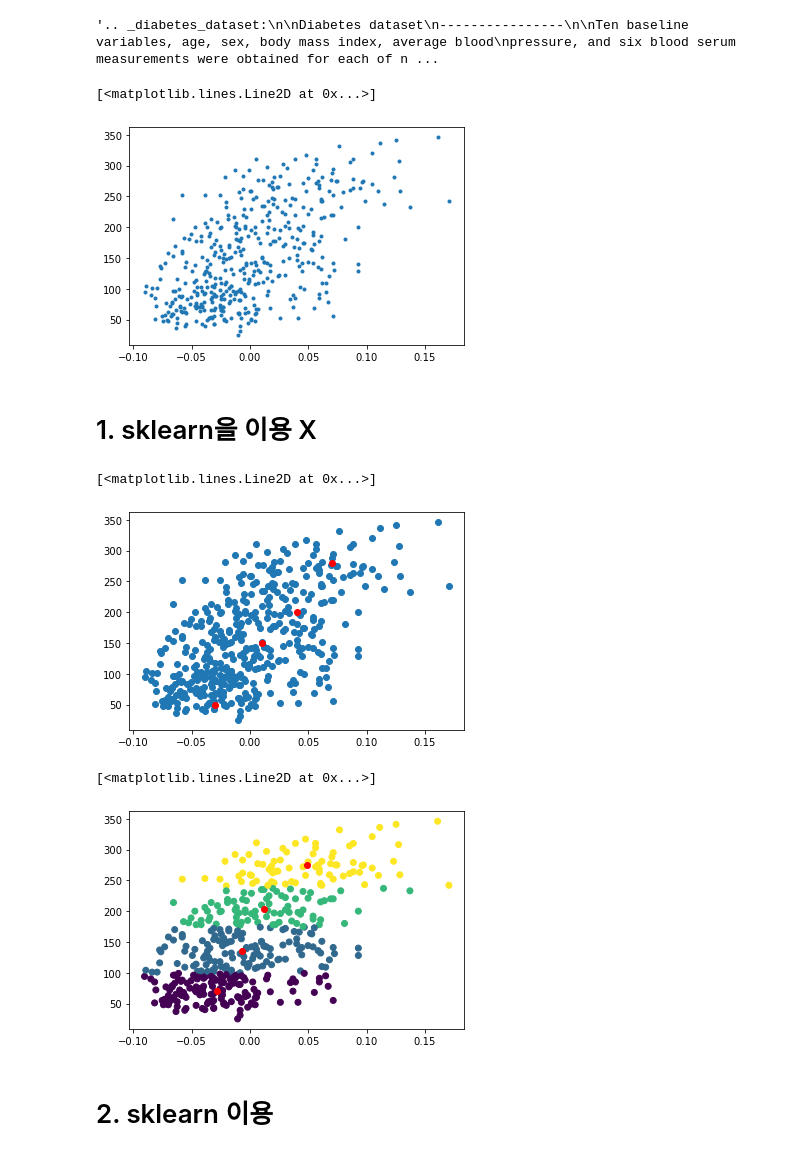
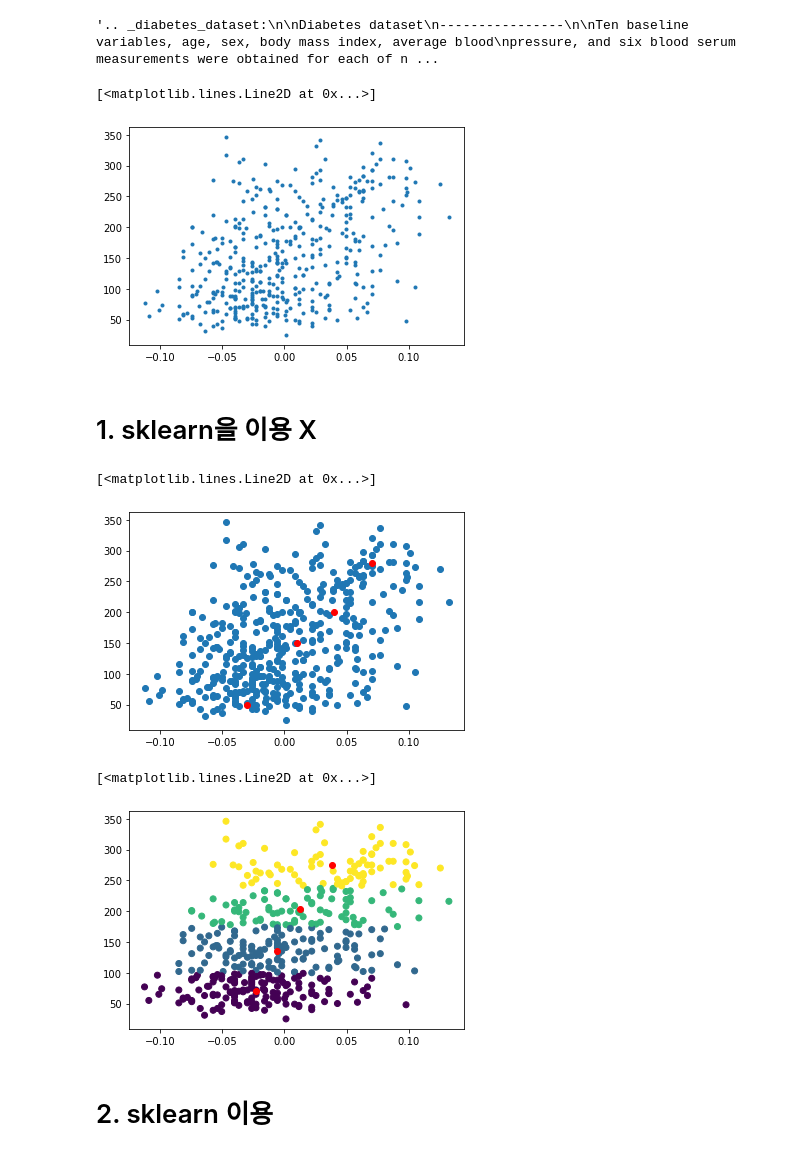
Before and after one commit to LeeJinYoung2960/2021_cphys2, a Jupyter notebook: hw3.ipynb, the cells around one changed output. Drawn from its saved outputs; the diff is of its cells as text; code cells hidden in the pictures.

```diff
--- a/hw3.ipynb
+++ b/hw3.ipynb
@@ -20,13 +20,13 @@ diabetes.DESCR
 # %%
 import numpy as np
 import matplotlib.pyplot as plt
 
-X_p=diabetes.data[:,2] # 혈압
+X_p=diabetes.data[:,3] # 혈압
 X_d = diabetes.target # 당뇨 진행 정도
 plt.plot(X_p,X_d,'.')
 # %% [output]
 [<matplotlib.lines.Line2D at 0x...>]
-[figure, old version]
+[figure, new version]
 # %% [markdown]
 # 1. sklearn을 이용 X
 # %%
@@ -39,7 +39,7 @@ plt.plot([0.04],[200],'ro')
 plt.plot([0.07],[280],'ro')
 # %% [output]
 [<matplotlib.lines.Line2D at 0x...>]
-[figure, old version]
+[figure, new version]
 # %%
 temp = []
 for (i,j) in zip(X[0],X[1]):
@@ -66,7 +66,7 @@ plt.plot(r3[0],r3[1],'ro')
 plt.plot(r4[0],r4[1],'ro')
 # %% [output]
 [<matplotlib.lines.Line2D at 0x...>]
-[figure, old version]
+[figure, new version]
 # %% [markdown]
 # 2. sklearn 이용
 # %%
```
Also changed, not shown: parts of 2 cells of this notebook.
